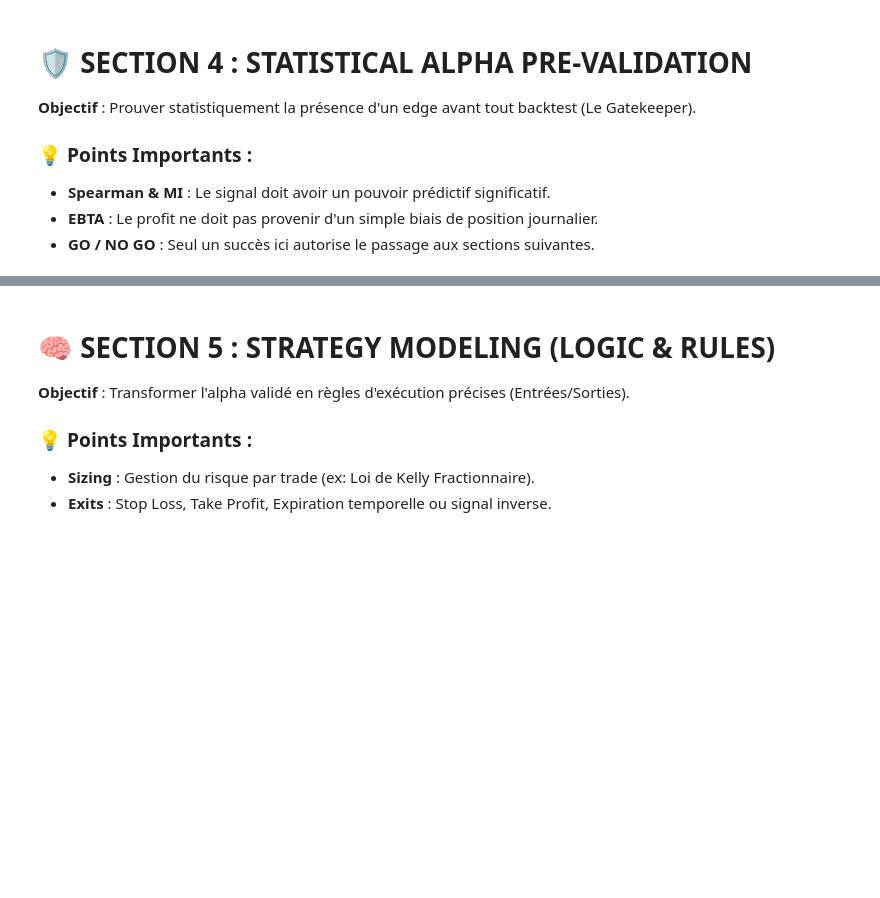
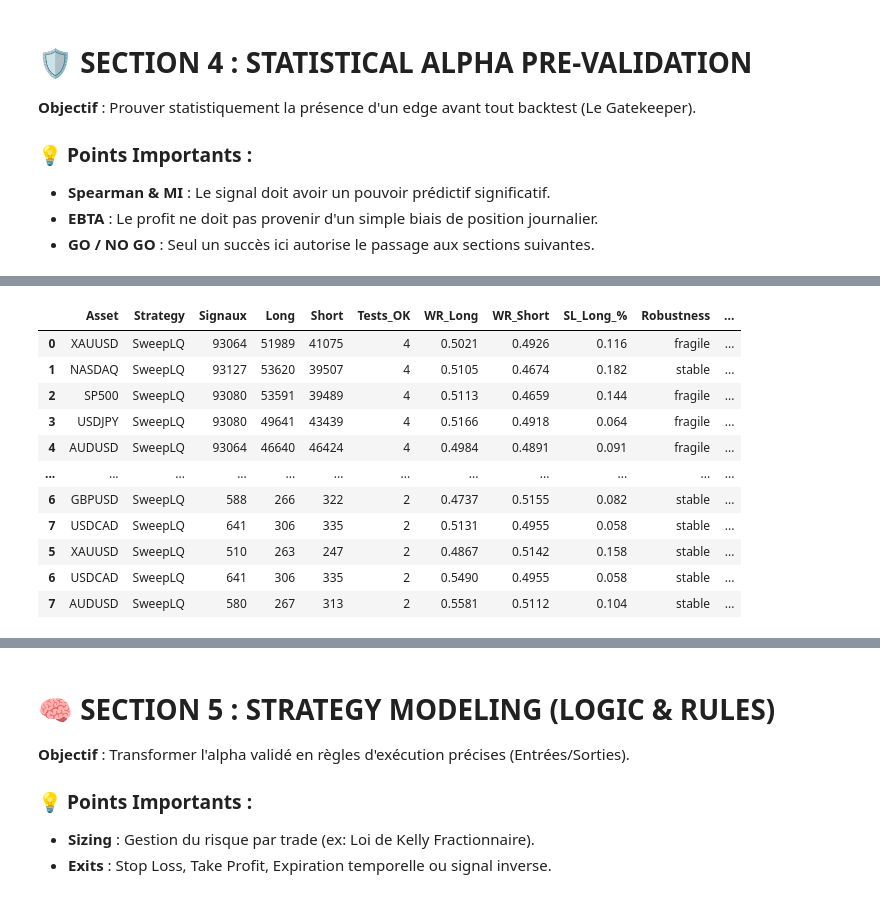
Before and after one commit to LucBrice/BACKTRADER, a Jupyter notebook: backtest_notebook.ipynb, the cells around one changed output, grey strips where cells are left out. Cells and saved outputs as stored; diff of their text form; code cells hidden in the pictures; blank space fills up the shorter version.

Commit message:
Debut analyse alpha + decomposition stratégie

```diff
--- a/backtest_notebook.ipynb
+++ b/backtest_notebook.ipynb
@@ -299,12 +299,71 @@ else:
 *   **GO / NO GO** : Seul un succès ici autorise le passage aux sections suivantes.
 # %%
 from pipeline.runner import run_section4_all_assets
+from pipeline.report import ReportContext
 from strategies.sweep_lq import SweepLQStrategy
 
-df_summary = run_section4_all_assets(
-    aligned_data,
-    strategy = SweepLQStrategy(),
-    tf       = "15min",
-    params   = {"horizon_h": 8, "expiry_days": 3, "tf_minutes": 15},
+# 1. Instanciation du contexte corrigé
+# 'strategy_name' et 'strategy_type' sont maintenant optionnels mais recommandés
+sweep_lq_context = ReportContext(
+    strategy_name = "SweepLQ",
+    strategy_type = "hybrid_pullback",
+    alpha_threshold_bps = 3.0,
+    overrides = {
+        "step1_spearman": "L'alpha est validé si Spearman ou MI est atteint.",
+        "step2_discrimination": "On compare le rendement des signaux vs le flat market.",
+        "step3_quantiles": "Vérifie si les rendements augmentent avec la force du signal.",
+        "step4_robustness": "Le signal doit rester stable sur l'ensemble de la période.",
+        "step5_shuffle": "Le signal ne doit pas être le fruit du hasard (test de permutation)."
+    }
 )
+
+# 2. Séquence de tests multi-payloads (A, B, C, D)
+# h=4, 8, 16 pour A et D | h=8 pour B et C
+payloads = [
+    {"p": "A", "label": "A_Bias",   "horizons": [4, 8, 16]},
+    {"p": "B", "label": "B_Engulf", "horizons": [8]},
+    {"p": "C", "label": "C_Engulf_Bias", "horizons": [8]},
+    {"p": "D", "label": "D_Full",   "horizons": [4, 8, 16]},
+]
+
+results = []
+all_results_dict = {}
+
+# Monkey-patch temporaire pour intercepter les all_results sans modifier runner.py
+import pipeline.runner as runner_mod
+_orig_gen = runner_mod.generate_html_report
+def _mock_gen(all_res, tf, horizon_h, report_context=None, output_dir="Reports", open_browser=True, report_label=None):
+    if report_label:
+        all_results_dict[report_label] = all_res
+    _orig_gen(all_res, tf, horizon_h, report_context=report_context, output_dir=output_dir, open_browser=False, report_label=report_label)
+runner_mod.generate_html_report = _mock_gen
+
+
+for item in payloads:
+    for h in item["horizons"]:
+        print(f"\n--- Running Payload {item['p']} (h={h}) ---")
+        df_res = run_section4_all_assets(
+            aligned_data,
+            strategy = SweepLQStrategy(),
+            tf       = "15min",
+            params   = {"horizon_h": h, "expiry_days": 3, "tf_minutes": 15, "use_mtf": True},
+            payload  = item["p"],
+            report_label   = f"{item['label']}_h{h}",
+            report_context = sweep_lq_context,
+            open_browser   = False
+        )
+        results.append(df_res)
+
+# Restauration de la fonction d'origine après la boucle
+runner_mod.generate_html_report = _orig_gen
+
+# 3. Synthèse globale
+if results:
+    import pandas as pd
+    final_summary = pd.concat(results).sort_values(by=["Tests_OK", "Decision"], ascending=False)
+    display(final_summary)
+
+    # 4. Rapport HTML de Synthèse Multi-Payload
+    from pipeline.report_synthesis import generate_synthesis_report
+    generate_synthesis_report(all_results_dict, output_dir="Reports", open_browser=True)
 # %% [output]
@@ -314,0 +387,12 @@ Section 4  |  <Strategy: FausseCassure_MTF_LiquiditySweep>  |  15min  H=8
+|  | Asset | Strategy | Signaux | Long | Short | Tests_OK | WR_Long | WR_Short | SL_Long_% | Robustness | ... |
+| 0 | XAUUSD | SweepLQ | 93064 | 51989 | 41075 | 4 | 0.5021 | 0.4926 | 0.116 | fragile | ... |
+| 1 | NASDAQ | SweepLQ | 93127 | 53620 | 39507 | 4 | 0.5105 | 0.4674 | 0.182 | stable | ... |
+| 2 | SP500 | SweepLQ | 93080 | 53591 | 39489 | 4 | 0.5113 | 0.4659 | 0.144 | fragile | ... |
+| 3 | USDJPY | SweepLQ | 93080 | 49641 | 43439 | 4 | 0.5166 | 0.4918 | 0.064 | fragile | ... |
+| 4 | AUDUSD | SweepLQ | 93064 | 46640 | 46424 | 4 | 0.4984 | 0.4891 | 0.091 | fragile | ... |
+| ... | ... | ... | ... | ... | ... | ... | ... | ... | ... | ... | ... |
+| 6 | GBPUSD | SweepLQ | 588 | 266 | 322 | 2 | 0.4737 | 0.5155 | 0.082 | stable | ... |
+| 7 | USDCAD | SweepLQ | 641 | 306 | 335 | 2 | 0.5131 | 0.4955 | 0.058 | stable | ... |
+| 5 | XAUUSD | SweepLQ | 510 | 263 | 247 | 2 | 0.4867 | 0.5142 | 0.158 | stable | ... |
+| 6 | USDCAD | SweepLQ | 641 | 306 | 335 | 2 | 0.5490 | 0.4955 | 0.058 | stable | ... |
+| 7 | AUDUSD | SweepLQ | 580 | 267 | 313 | 2 | 0.5581 | 0.5112 | 0.104 | stable | ... |
```
Also changed, not shown: parts of 1 cell of this notebook, 6 other files.
